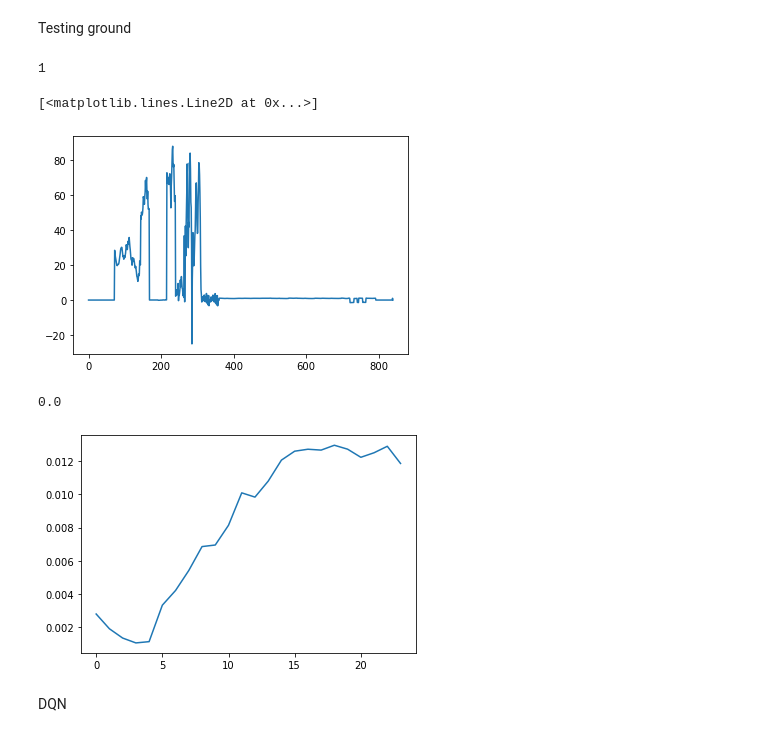
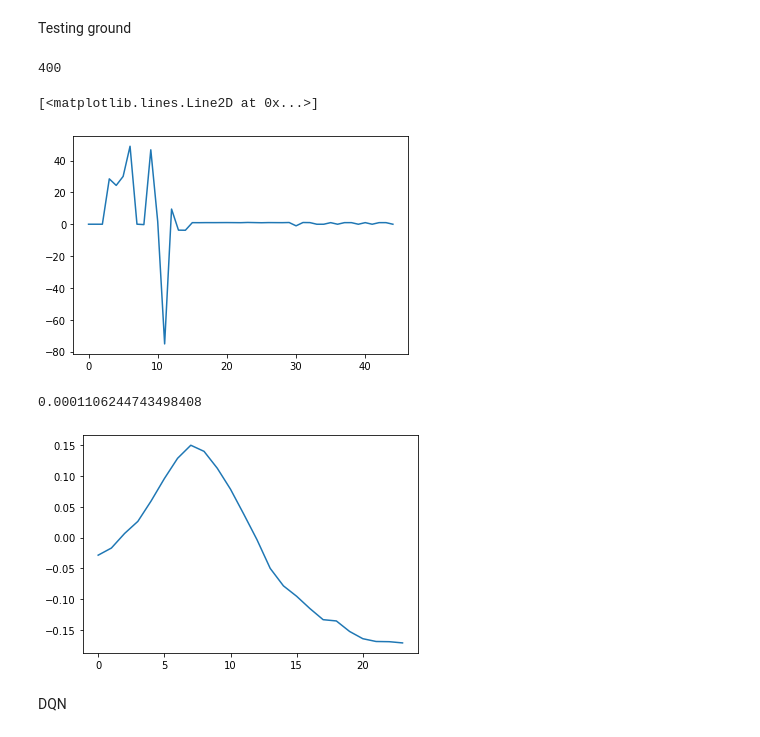
Before and after one commit to GuillaumeDMMarion/crypto-invest, a Jupyter notebook: notebooks/Implementation_rl.ipynb, the cells around one changed output. Drawn from its saved outputs; the diff is of its cells as text; code cells hidden in the pictures.

```diff
--- a/notebooks/Implementation_rl.ipynb
+++ b/notebooks/Implementation_rl.ipynb
@@ -243,13 +243,14 @@ train_assets = list(set(klmngr.assets)-set(test_assets)-set(bad_assets))
 Testing ground
 # %%
 asset = np.random.choice(klmngr.assets) # 'BTCUSDT'
-btst = Backtest(kline=klmngr[asset])
-env = SingleAssetEnv(klmngr, assets=train_assets, backtest=btst, window=24, )
+btst = Backtest(kline=klmngr[asset], memory=6)
+env = SingleAssetEnv(klmngr, assets=train_assets, backtest=btst, window=1, )
 # %%
-obs = env.step(np.random.choice([0, 1, 2]))[0]
+# obs = env.step(np.random.choice([0, 1, 2]))[0]
+obs = [env.step(_) for _ in np.random.choice([0, 1, 2], size=100)][-1][0]
 print(env.current_step)
 plt.plot(obs)
 # %% [output]
-1
+400
 [<matplotlib.lines.Line2D at 0x...>]
-[figure, old version]
+[figure, new version]
@@ -260,8 +263,8 @@ obs, reward, _, __ = env.step(2)
 plt.plot(obs[:24])
 print(reward)
 # %% [output]
-0.0
+0.0001106244743498408
-[figure, old version]
+[figure, new version]
 # %% [markdown]
 DQN
 # %%
```
Also changed, not shown: parts of 14 cells of this notebook, 1 other file.
